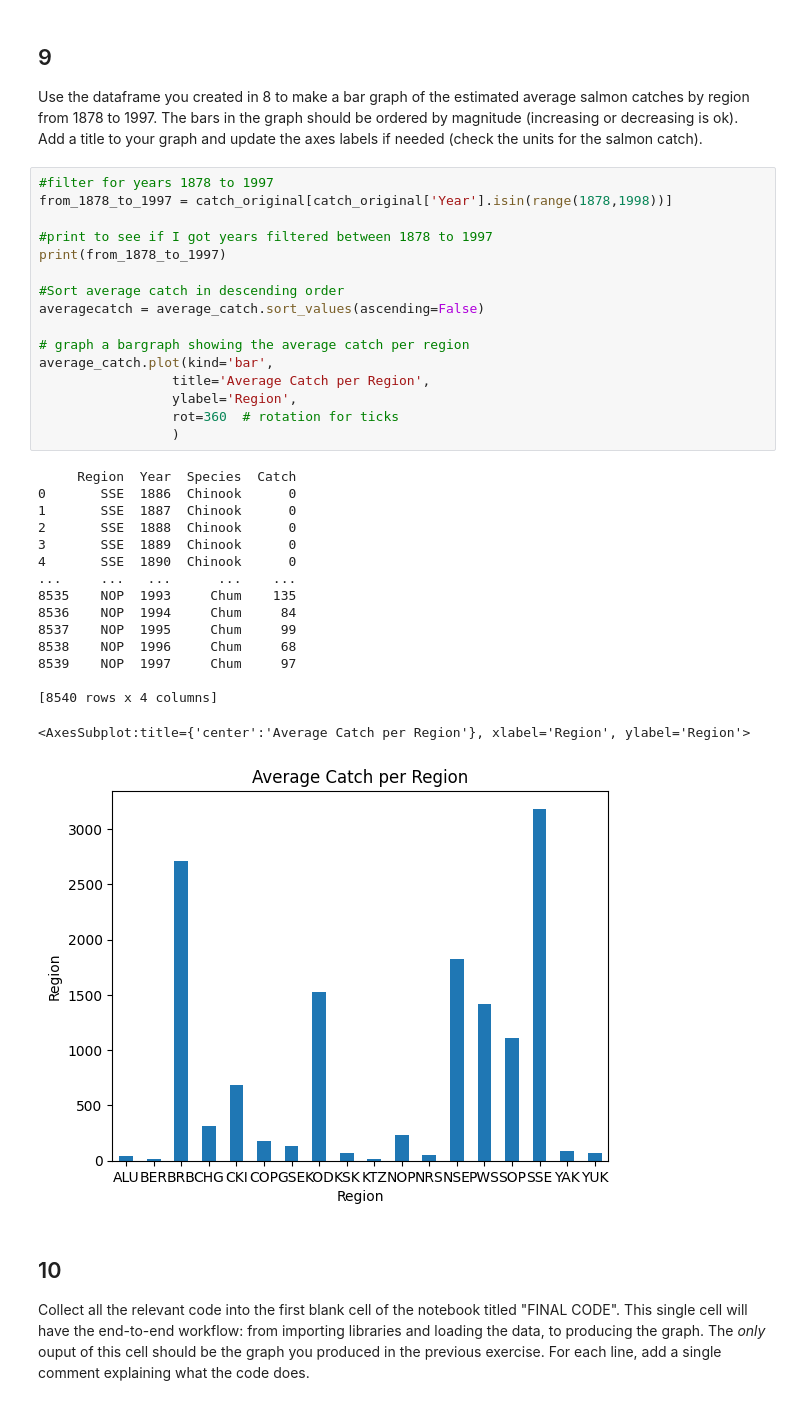
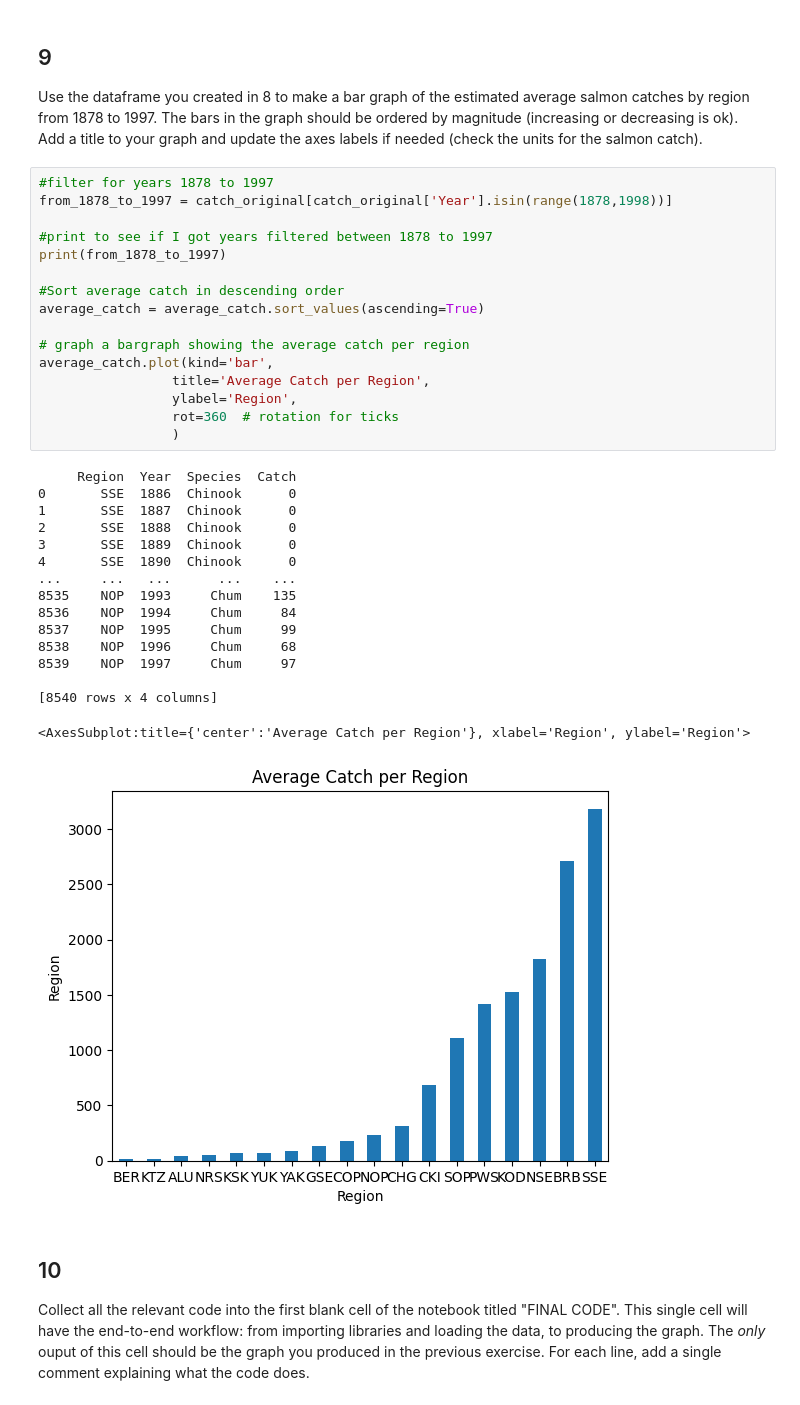
Before and after one commit to p-park6/eds220-hwk-2, a Jupyter notebook: hwk2-task3-salmon.ipynb, the cells around one changed output. Cells and saved outputs as stored; diff of their text form.

```diff
--- a/hwk2-task3-salmon.ipynb
+++ b/hwk2-task3-salmon.ipynb
@@ -170,35 +170,35 @@ Use the dataframe you created in 8 to make a bar graph of the estimated average
 #filter for years 1878 to 1997
 from_1878_to_1997 = catch_original[catch_original['Year'].isin(range(1878,1998))]
 
 #print to see if I got years filtered between 1878 to 1997
 print(from_1878_to_1997)
 
 #Sort average catch in descending order
-averagecatch = average_catch.sort_values(ascending=False)
+average_catch = average_catch.sort_values(ascending=True)
 
 # graph a bargraph showing the average catch per region
 average_catch.plot(kind='bar',
                  title='Average Catch per Region',
                  ylabel='Region',
                  rot=360  # rotation for ticks
                  )
 # %% [output]
      Region  Year  Species  Catch
 0       SSE  1886  Chinook      0
 1       SSE  1887  Chinook      0
 2       SSE  1888  Chinook      0
 3       SSE  1889  Chinook      0
 4       SSE  1890  Chinook      0
 ...     ...   ...      ...    ...
 8535    NOP  1993     Chum    135
 8536    NOP  1994     Chum     84
 8537    NOP  1995     Chum     99
 8538    NOP  1996     Chum     68
 8539    NOP  1997     Chum     97
 
 [8540 rows x 4 columns]
 <AxesSubplot:title={'center':'Average Catch per Region'}, xlabel='Region', ylabel='Region'>
-[figure, old version]
+[figure, new version]
 # %% [markdown]
 ## 10
 
```
